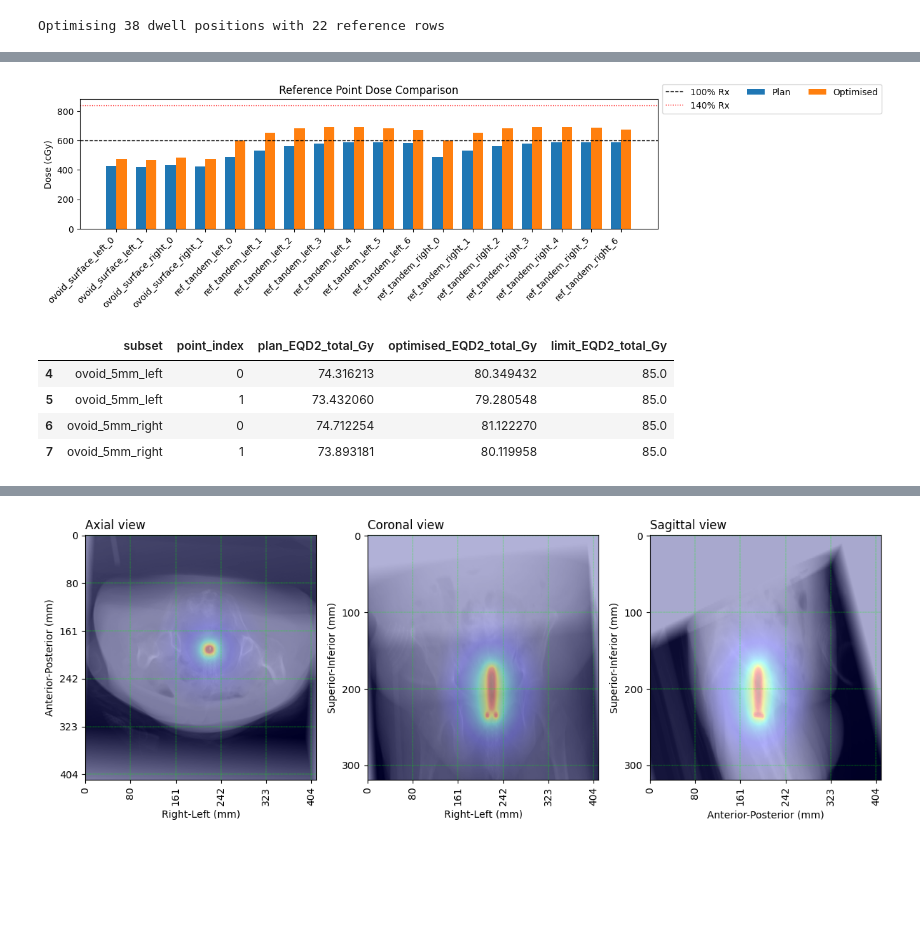
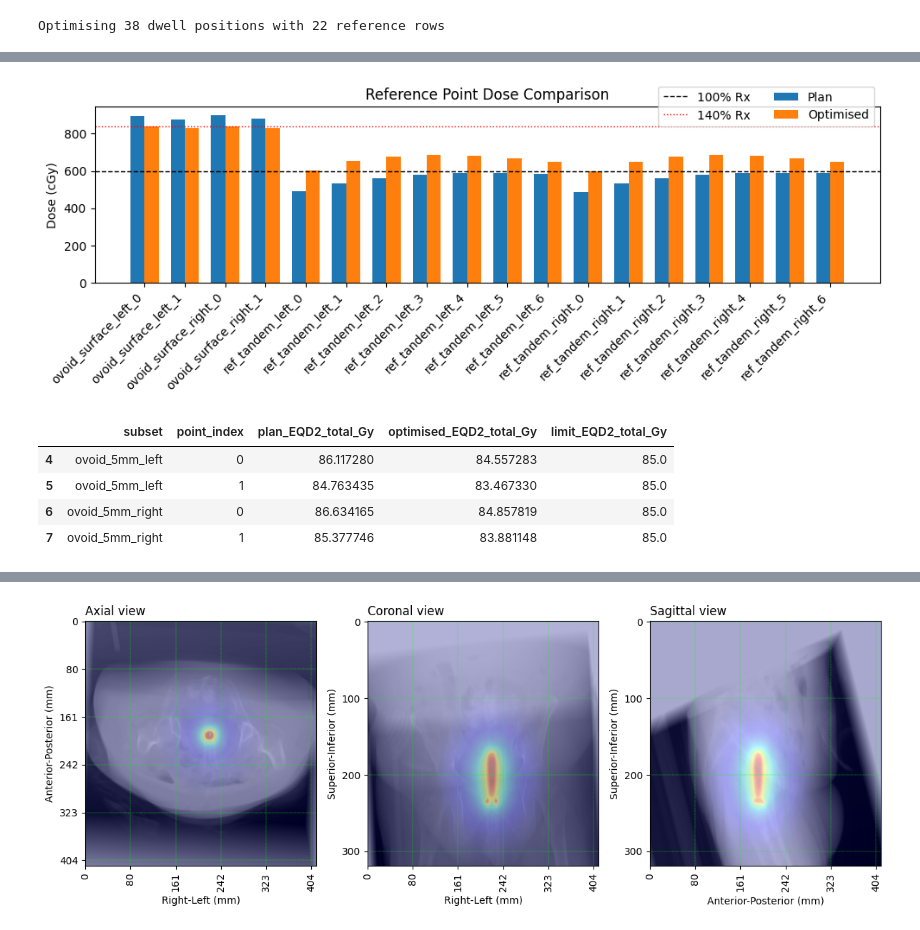
Before and after one commit to YeongHyeon/Dose_prediction_practice, a Jupyter notebook: point_a_plan_251120_03.ipynb, the cells around one changed output, grey strips where cells are left out. Cells and saved outputs as stored; diff of their text form; code cells hidden in the pictures; blank space fills up the shorter version.

```diff
--- a/point_a_plan_251120_03.ipynb
+++ b/point_a_plan_251120_03.ipynb
@@ -62,8 +62,8 @@ def load_case_paths(root: Path, case_id: Path) -> Dict[str, Path]:
         "struct": resolve_single(case_dir.glob("RTSTRUCT*/*/*.dcm"), "RTSTRUCT file"),
     }
 # %%
-def get_reference_point(aux_points: Dict[str, Any], label: str) -> Dict[str, Any]:
-    for entry in aux_points.get("dose_reference_points", []):
+def get_reference_point(dose_ref_points: Dict[str, Any], label: str) -> Dict[str, Any]:
+    for entry in dose_ref_points:
         if entry["description"].strip().lower() == label.lower():
             return entry
     raise ValueError(f"{label} reference point not found in RTPLAN.")
@@ -89,10 +89,6 @@ def filter_redundant_positions(positions: Iterable[np.ndarray]) -> np.ndarray:
 def compute_reference_point_clouds(
     rt_channels,
     aux_points: Dict[str, Any],
-    *,
-    offset_ovoid: float = 1.5,
-    offset_ovoid_s: float = 1.5,
-    offset_tandem: float = 2.0,
 ) -> Dict[str, np.ndarray]:
     """Return left/right ovoid and tandem reference point sets in centimetres."""
     if len(rt_channels) < 3:
@@ -105,8 +101,17 @@ def compute_reference_point_clouds(
     if not pos_ovoid_left.size or not pos_ovoid_right.size or not pos_tandem.size:
         raise ValueError("Missing dwell positions for ovoid/tandem channels.")
 
-    alt_point = get_reference_point(aux_points, "Alt")
-    art_point = get_reference_point(aux_points, "Art")
+    if '13' in aux_points["rtplan_description"]:
+        offset_to_ovoid_surface = 0.75
+        offset_over_ovoid_surface = 0.5
+        offset_tandem = 2.0
+    else: # other cases
+        offset_to_ovoid_surface = 0.8
+        offset_over_ovoid_surface = 0.5
+        offset_tandem = 2.0
+
+    alt_point = get_reference_point(aux_points["dose_reference_points"], "Alt")
+    art_point = get_reference_point(aux_points["dose_reference_points"], "Art")
     pos_a_left = np.asarray(alt_point["positions_cm"], dtype=float)
     pos_a_right = np.asarray(art_point["positions_cm"], dtype=float)
 
@@ -126,10 +131,10 @@ def compute_reference_point_clouds(
     angle_deg = np.degrees(np.arccos(dot_val))
     print(f"Angle between ovoid and tandem axes: {angle_deg:.2f} deg")
 
-    ref_ovoid_surface_left = pos_ovoid_left - (ovoid_dir * offset_ovoid_s)
-    ref_ovoid_surface_right = pos_ovoid_right + (ovoid_dir * offset_ovoid_s)
-    ref_ovoid_left = pos_ovoid_left - (ovoid_dir * offset_ovoid)
-    ref_ovoid_right = pos_ovoid_right + (ovoid_dir * offset_ovoid)
+    ref_ovoid_surface_left = pos_ovoid_left - (ovoid_dir * offset_to_ovoid_surface)
+    ref_ovoid_surface_right = pos_ovoid_right + (ovoid_dir * offset_to_ovoid_surface)
+    ref_ovoid_left = pos_ovoid_left - (ovoid_dir * (offset_to_ovoid_surface + offset_over_ovoid_surface))
+    ref_ovoid_right = pos_ovoid_right + (ovoid_dir * (offset_to_ovoid_surface + offset_over_ovoid_surface))
 
     ref_tandem_left = pos_tandem - (ovoid_dir * offset_tandem)
     ref_tandem_right = pos_tandem + (ovoid_dir * offset_tandem)
@@ -404,5 +409,5 @@ prob.solve(solver=cp.SCS, warm_start=True)
 print(f"Solver status: {prob.status}, objective: {prob.value:.4f}")
 if prob.status not in ("optimal", "optimal_inaccurate"):
     raise RuntimeError("Convex optimisation failed to find a feasible solution.")
-optimised_times = np.asarray(updated_times.value, dtype=float).ravel()
+optimised_times = np.maximum(np.asarray(updated_times.value, dtype=float).ravel(), 0)
 # %% [output]
@@ -505,37 +492,37 @@ if reference_report.empty:
 else:
     dose_df = reference_report[reference_report['constraint_kind'] != 'eqd2_upper'].copy()
     if dose_df.empty:
         print('No linear dose constraints to plot.')
     else:
         dose_df['label'] = dose_df['subset'] + '_' + dose_df['point_index'].astype(str)
         x = np.arange(len(dose_df))
         width = 0.35
         fig, ax = plt.subplots(figsize=(10, 4))
         ax.bar(x - width/2, dose_df['plan_dose_cgy'], width, label='Plan')
         ax.bar(x + width/2, dose_df['optimised_dose_cgy'], width, label='Optimised')
         ax.axhline(prescription_dose_cgy, color='k', linestyle='--', linewidth=1.0, label='100% Rx')
         ax.axhline(prescription_dose_cgy * 1.4, color='r', linestyle=':', linewidth=1.0, label='140% Rx')
         ax.set_xticks(x)
         ax.set_xticklabels(dose_df['label'], rotation=45, ha='right')
         ax.set_ylabel('Dose (cGy)')
         ax.set_title('Reference Point Dose Comparison')
-        ax.legend(ncol=3, bbox_to_anchor=(1.0, 1.15))
+        ax.legend(ncol=2, bbox_to_anchor=(1.0, 1.15))
         plt.tight_layout()
         plt.show()
 
     eqd_df = reference_report[reference_report['constraint_kind'] == 'eqd2_upper'][[
         'subset', 'point_index', 'plan_eqd2_total_gy', 'optimised_eqd2_total_gy', 'limit_eqd2_total_gy'
     ]]
     if not eqd_df.empty:
         display(eqd_df.rename(columns={
             'plan_eqd2_total_gy': 'plan_EQD2_total_Gy',
             'optimised_eqd2_total_gy': 'optimised_EQD2_total_Gy',
             'limit_eqd2_total_gy': 'limit_EQD2_total_Gy',
         }))
 # %% [output]
-[figure, old version]
+[figure, new version]
 |  | subset | point_index | plan_EQD2_total_Gy | optimised_EQD2_total_Gy | limit_EQD2_total_Gy |
-| 4 | ovoid_5mm_left | 0 | 74.316213 | 80.349432 | 85.0 |
-| 5 | ovoid_5mm_left | 1 | 73.432060 | 79.280548 | 85.0 |
-| 6 | ovoid_5mm_right | 0 | 74.712254 | 81.122270 | 85.0 |
-| 7 | ovoid_5mm_right | 1 | 73.893181 | 80.119958 | 85.0 |
+| 4 | ovoid_5mm_left | 0 | 86.117280 | 84.557283 | 85.0 |
+| 5 | ovoid_5mm_left | 1 | 84.763435 | 83.467330 | 85.0 |
+| 6 | ovoid_5mm_right | 0 | 86.634165 | 84.857819 | 85.0 |
+| 7 | ovoid_5mm_right | 1 | 85.377746 | 83.881148 | 85.0 |
```
Also changed, not shown: parts of 12 cells of this notebook, 1 other file.
